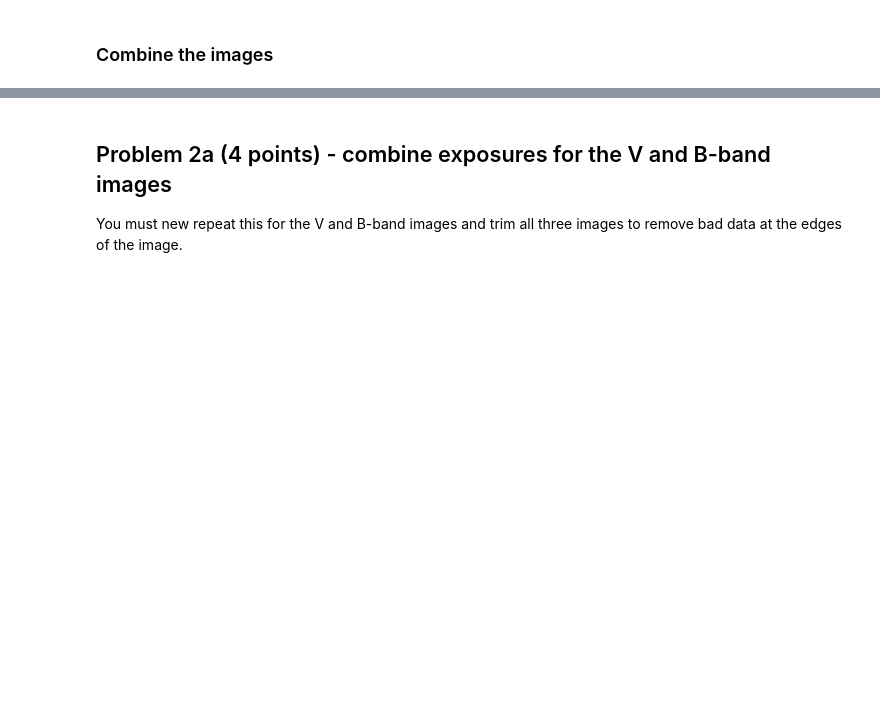
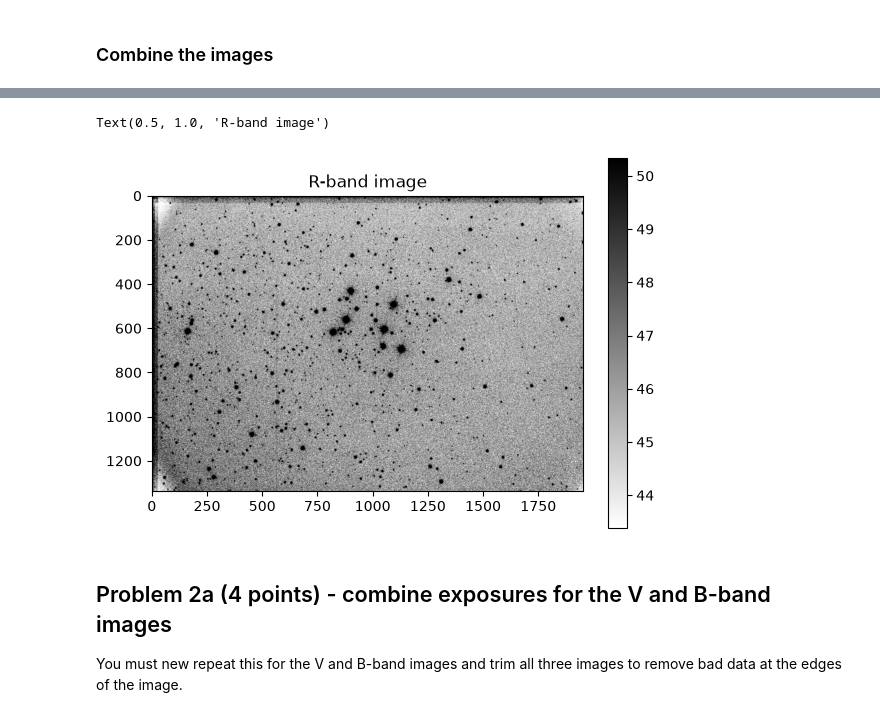
Before and after one commit to j798h711/Cluster_photometry, a Jupyter notebook: cluster_photometry_student.ipynb, the cells around one changed output, grey strips where cells are left out. Cells and saved outputs as stored; diff of their text form; code cells hidden in the pictures; blank space fills up the shorter version.

```diff
--- a/cluster_photometry_student.ipynb
+++ b/cluster_photometry_student.ipynb
@@ -165,9 +167,9 @@ print(image_list)
 #*****************
 #Using the above code as a reference, create lists of images in each band
 #First we need to get a list for images in each filter
-rimage_list = glob.glob('')
-gimage_list = glob.glob('')
-bimage_list = glob.glob('')
+rimage_list = glob.glob('*r.fits')
+gimage_list = glob.glob('*g.fits')
+bimage_list = glob.glob('*b.fits')
 
 #read in the first r-band image in that list using fits.getdata.  This image will be used as a target whose WCS
 # will be used for all other images to be transformed onto
@@ -177,6 +179,6 @@ target_wcs = WCS(header)
 print(target_wcs)
 #**********************
 #now print out each of the image lists to see if they make sense
-print()
-print()
-print()
+print(rimage_list)
+print(gimage_list)
+print(bimage_list)
@@ -197,12 +213,13 @@ for image_name in rimage_list:
 
 # combine the reprojected images into one image
 combiner = Combiner(reprojected)
-stacked_image = combiner.average_combine()
+stacked_image_R = combiner.average_combine()
 
 
 # save the combined image
-fits.writeto('M29R.fits',stacked_image,overwrite=True,header=rheader)
+fits.writeto('M29R.fits',stacked_image_R,overwrite=True,header=rheader)
 # display the combined image
 plt.figure()
-imdisplay(stacked_image)
+imdisplay(stacked_image_R)
 plt.title('R-band image')
+# %% [output]
@@ -209,3 +235,5 @@ plt.title('R-band image')
+Text(0.5, 1.0, 'R-band image')
+[figure, added]
 # %% [markdown]
 ## Problem 2a (4 points) - combine exposures for the V and B-band images
 
```
Also changed, not shown: parts of 21 cells of this notebook.
